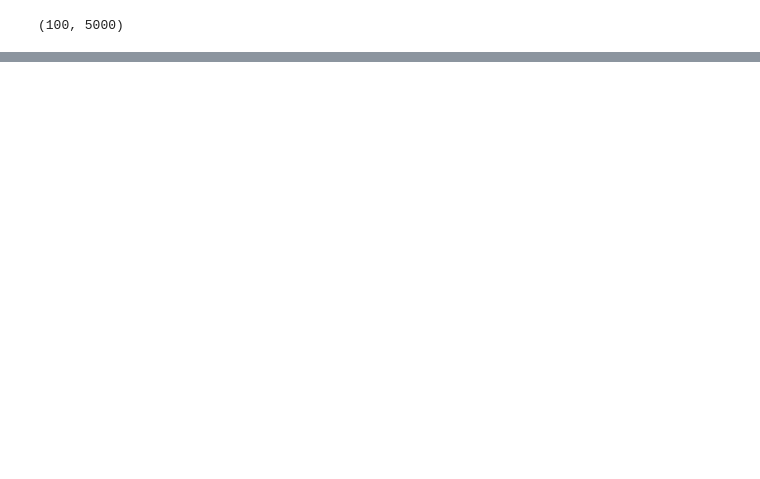
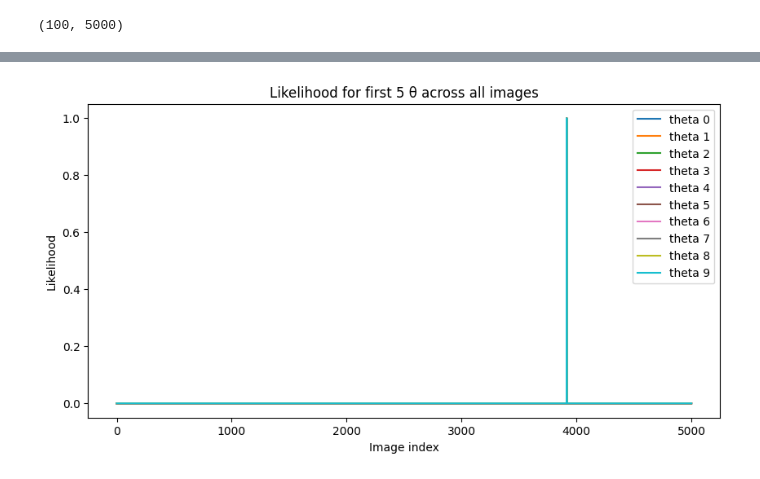
Before and after one commit to dariagusew/cryoSBI, a Jupyter notebook: tutorials/NLE/BioEM_minimizer/BioEM_weights_minimizer.ipynb, the cells around one changed output, grey strips where cells are left out. Saved outputs shown, nothing was run; the diff lists cells and outputs as text; code cells hidden in the pictures; blank space fills up the shorter version.

```diff
--- a/tutorials/NLE/BioEM_minimizer/BioEM_weights_minimizer.ipynb
+++ b/tutorials/NLE/BioEM_minimizer/BioEM_weights_minimizer.ipynb
@@ -109,6 +111,17 @@ class ProjectedGradientDescentSimplex:
         plt.title("Convergence of Projected Gradient Descent")
         plt.grid(True)
         plt.show()
+# %%
+plt.figure(figsize=(10,5))
+for i in range(10):
+    plt.plot(np.exp(log_prob_matrix_d[i] - np.max(log_prob_matrix_d[i])), label=f"theta {i}")
+plt.xlabel("Image index")
+plt.ylabel("Likelihood")
+plt.title("Likelihood for first 5 θ across all images")
+plt.legend()
+plt.show()
+# %% [output]
+[figure, added]
 # %%
 # create probability array
 P = np.array(log_prob_matrix_d, dtype=np.float64)
```
Also changed, not shown: parts of 10 cells of this notebook, 4 other files.
